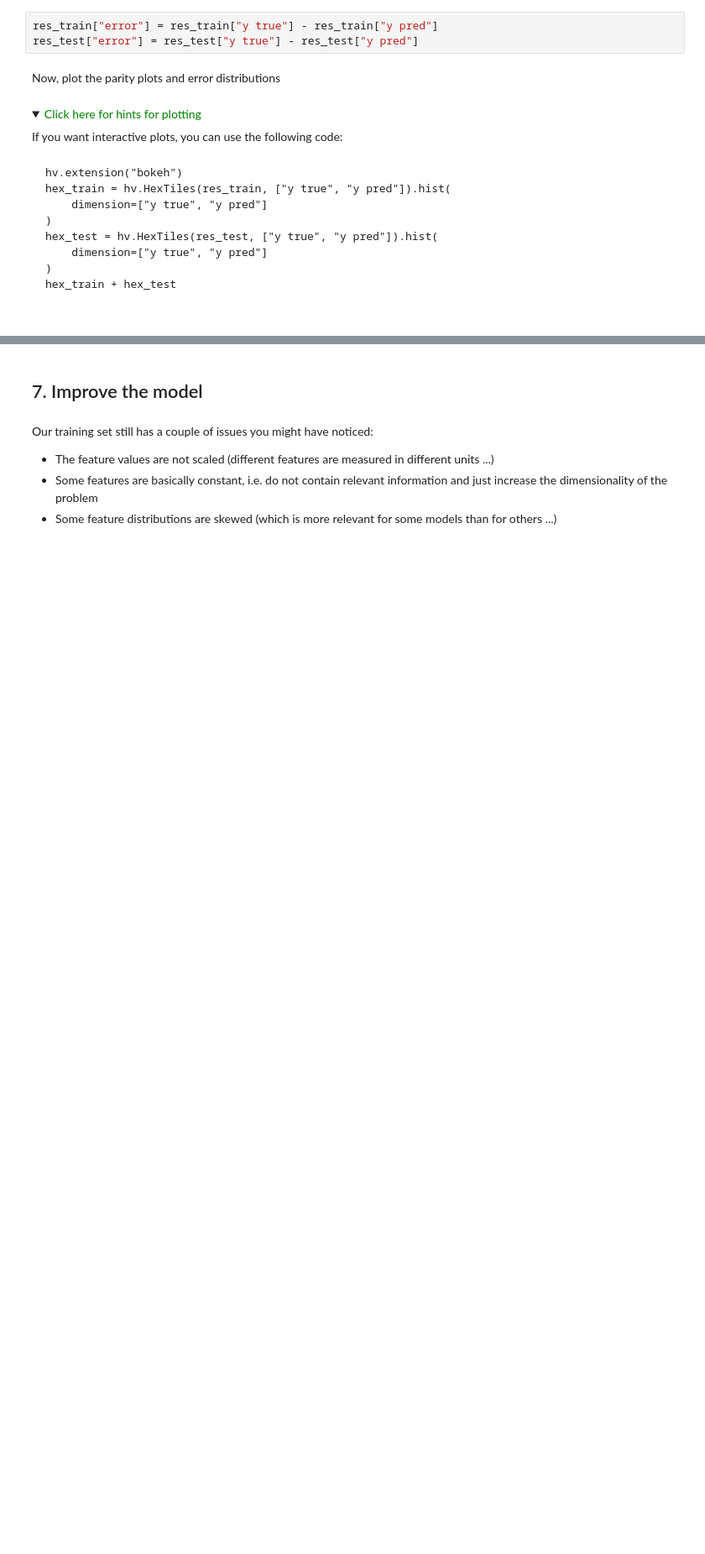
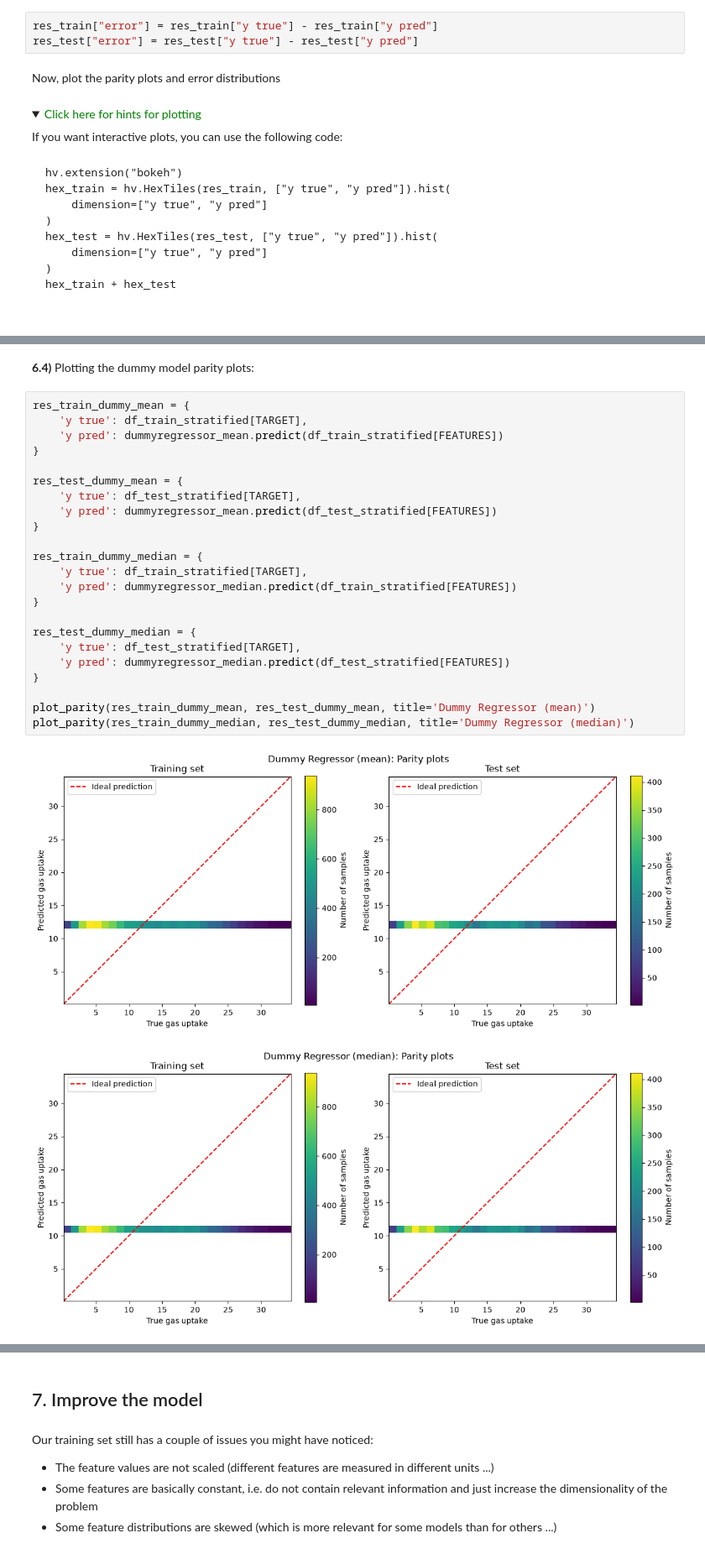
Before and after one commit to SimonLupascu/ml_project_ch315, a Jupyter notebook: group#_block3_project.ipynb, the cells around one changed output, grey strips where cells are left out. Shown at 84% size. Cells and saved outputs as stored; diff of their text form; folded sections open; blank space fills up the shorter version.

```diff
--- a/group#_block3_project.ipynb
+++ b/group#_block3_project.ipynb
@@ -967,0 +1069,28 @@ hist_density(res_test['y true'], res_test['y pred'])
+# %% [markdown]
+**6.4)** Plotting the dummy model parity plots:
+# %%
+res_train_dummy_mean = {
+    'y true': df_train_stratified[TARGET],
+    'y pred': dummyregressor_mean.predict(df_train_stratified[FEATURES])
+}
+
+res_test_dummy_mean = {
+    'y true': df_test_stratified[TARGET],
+    'y pred': dummyregressor_mean.predict(df_test_stratified[FEATURES])
+}
+
+res_train_dummy_median = {
+    'y true': df_train_stratified[TARGET],
+    'y pred': dummyregressor_median.predict(df_train_stratified[FEATURES])
+}
+
+res_test_dummy_median = {
+    'y true': df_test_stratified[TARGET],
+    'y pred': dummyregressor_median.predict(df_test_stratified[FEATURES])
+}
+
+plot_parity(res_train_dummy_mean, res_test_dummy_mean, title='Dummy Regressor (mean)')
+plot_parity(res_train_dummy_median, res_test_dummy_median, title='Dummy Regressor (median)')
+# %% [output]
+[figure, added]
+[figure, added]
```
Also changed, not shown: parts of 20 cells of this notebook.
